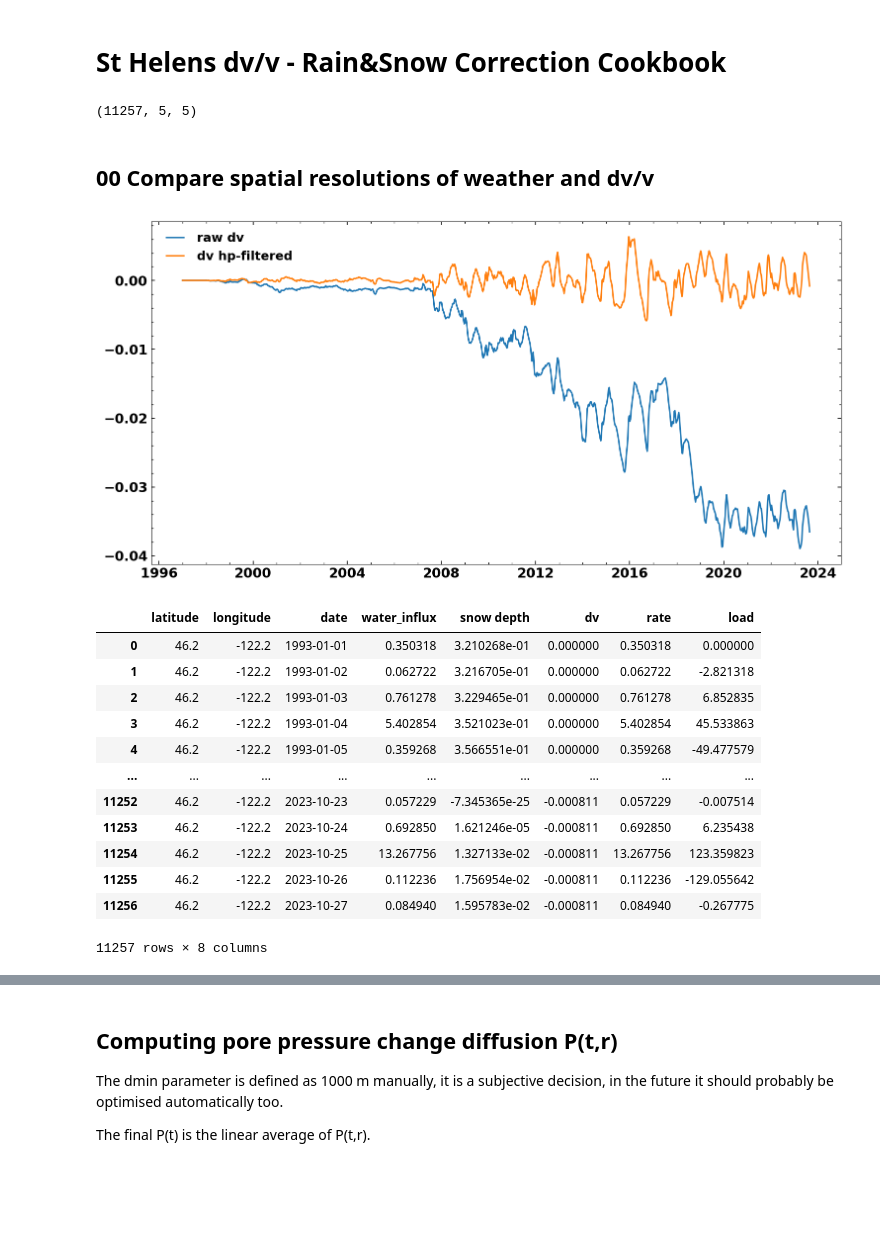
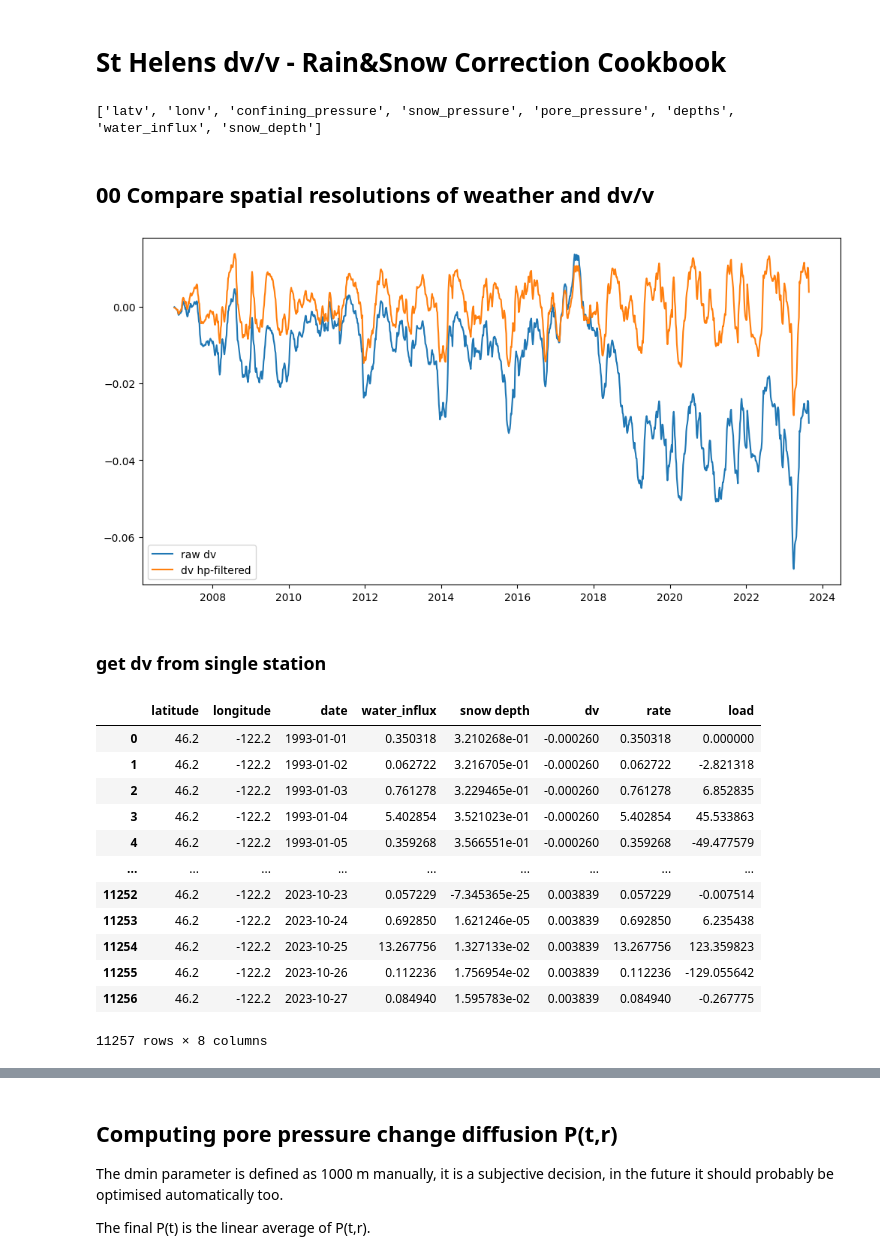
Before and after one commit to Denolle-Lab/Mt-St-Helens, a Jupyter notebook: pore_pressure_pm_spatial.ipynb, the cells around one changed output, grey strips where cells are left out. Saved outputs shown, nothing was run; the diff lists cells and outputs as text; code cells hidden in the pictures; blank space fills up the shorter version.

```diff
--- a/pore_pressure_pm_spatial.ipynb
+++ b/pore_pressure_pm_spatial.ipynb
@@ -31,14 +31,16 @@ import pygmt
 from obspy import UTCDateTime
 # %%
 # load weather data
+from math import inf
+
+
 infile = '../climate data/larger_area/pressure_data.npz'
-
 data = np.load(infile)
+print(list(data.keys()))
 latv = data['latv']
 lonv = data['lonv']
 water_influx = data['water_influx']
 snow_depth = data['snow_depth']
-print(snow_depth.shape)
 
 years = np.arange(1993, 2024)
 t = np.array(
@@ -66,16 +68,17 @@ pluvio = pd.DataFrame(
      'snow depth': snow_depth.flatten()
     })
 # %% [output]
-(11257, 5, 5)
+['latv', 'lonv', 'confining_pressure', 'snow_pressure', 'pore_pressure', 'depths', 'water_influx', 'snow_depth']
 # %% [markdown]
 ## 00 Compare spatial resolutions of weather and dv/v
 # %%
 
 
 freq = 0.5
-corr_len = 3
-std_model = 0.002
-infile = glob.glob(f'/home/pm/Documents_sync/PhD/StHelens/spatial/new_gap_handling_ddt_crosssingle_dvfilt_allcc_cl{corr_len}_std{std_model}_largemap/{freq}-{freq*2}/dvdt_3D.npz')[0]
+
+corr_len = 2
+std_model = 0.004
+infile = glob.glob(f'/home/pm/Documents_sync/PhD/StHelens/spatial/linearised/new_gap_handling_crosssingle_dvfilt_allcc_cl{corr_len}_std{std_model}_largemap/{freq}-{freq*2}/dvdt_3D.npz')[0]
 
 loaded = np.load(infile)
 
@@ -88,37 +91,41 @@ staty = loaded['staty']
 # No data anymore from this date on
 # start = 0  # 4 for february # Start here for February
 # end = 850
-dv_nodt = np.nancumsum(dvdt[:, :], axis=-1)
-# dvdt[~np.isnan(dvdt)] = detrend(dvdt[~np.isnan(dvdt)],  type='constant', bp=[0, 375])
+dv_nodt = dvdt[:, :]
 
 # note I set the sampling interval in units of days
-sos = signal.butter(4, 1/1200, 'highpass', fs=0.1, output='sos')
+b, a = signal.butter(4, 1/1200, 'highpass', fs=0.1)
 # w, h = signal.freqs(b, a)
-dv = signal.sosfilt(sos, np.nancumsum(dvdt[:, :], axis=-1))
+# dv = signal.sosfilt(
+dv = signal.filtfilt(b, a, dvdt, axis=-1)
 
 
 date = [UTCDateTime(_t).datetime for _t in t]
 
 plt.plot(date, dv_nodt[15, 19, :], label='raw dv')
 # remove the trend from the post-eruption period
 plt.plot(date, dv[15, 19, :], label='dv hp-filtered')
 plt.legend()
 
 # I guess it makes the most sense to downsample dv/v onto the coarser climate grid
 
 dvlat = km2d(y)
 lat0 = dvlat.min()
 lon0 = -122.34
 # find out how many degree 1km is
 km2lon = 1/d2km(loc2d(lat0, 1, lat0, 0))
 dvlon = km2lon*(x-x.min())+lon0
 
 # coords = np.array([np.array([lat, lon, UTCDateTime(d).timestamp]) for lat, lon, d in zip(lats, lons, pluvio['date'])])
 # f = RegularGridInterpolator((dvlat, dvlon, t), dv, bounds_error=False, fill_value=np.nan)
 # dv_int = f(coords)
 # pluvio['dv'] = pluvio['dv'].ffill()
 # pluvio['dv'] = -1*dv_int
 
-dv = dv[15, 19, :]
+dv = np.nanmean(np.reshape(dv[15, 19, :], (-1, dv.shape[-1])), axis=0)
+
+dv_spat = dv
 # %% [output]
-[figure, old version]
+[figure, new version]
+# %% [markdown]
+### get dv from single station
@@ -157,17 +187,17 @@ pluvio.loc[1:,"load"] = np.diff(pluvio["rate"]) * 9.81 * 1.0
 pluvio
 # %% [output]
 |  | latitude | longitude | date | water_influx | snow depth | dv | rate | load |
-| 0 | 46.2 | -122.2 | 1993-01-01 | 0.350318 | 3.210268e-01 | 0.000000 | 0.350318 | 0.000000 |
-| 1 | 46.2 | -122.2 | 1993-01-02 | 0.062722 | 3.216705e-01 | 0.000000 | 0.062722 | -2.821318 |
-| 2 | 46.2 | -122.2 | 1993-01-03 | 0.761278 | 3.229465e-01 | 0.000000 | 0.761278 | 6.852835 |
-| 3 | 46.2 | -122.2 | 1993-01-04 | 5.402854 | 3.521023e-01 | 0.000000 | 5.402854 | 45.533863 |
-| 4 | 46.2 | -122.2 | 1993-01-05 | 0.359268 | 3.566551e-01 | 0.000000 | 0.359268 | -49.477579 |
+| 0 | 46.2 | -122.2 | 1993-01-01 | 0.350318 | 3.210268e-01 | -0.000260 | 0.350318 | 0.000000 |
+| 1 | 46.2 | -122.2 | 1993-01-02 | 0.062722 | 3.216705e-01 | -0.000260 | 0.062722 | -2.821318 |
+| 2 | 46.2 | -122.2 | 1993-01-03 | 0.761278 | 3.229465e-01 | -0.000260 | 0.761278 | 6.852835 |
+| 3 | 46.2 | -122.2 | 1993-01-04 | 5.402854 | 3.521023e-01 | -0.000260 | 5.402854 | 45.533863 |
+| 4 | 46.2 | -122.2 | 1993-01-05 | 0.359268 | 3.566551e-01 | -0.000260 | 0.359268 | -49.477579 |
 | ... | ... | ... | ... | ... | ... | ... | ... | ... |
-| 11252 | 46.2 | -122.2 | 2023-10-23 | 0.057229 | -7.345365e-25 | -0.000811 | 0.057229 | -0.007514 |
-| 11253 | 46.2 | -122.2 | 2023-10-24 | 0.692850 | 1.621246e-05 | -0.000811 | 0.692850 | 6.235438 |
-| 11254 | 46.2 | -122.2 | 2023-10-25 | 13.267756 | 1.327133e-02 | -0.000811 | 13.267756 | 123.359823 |
-| 11255 | 46.2 | -122.2 | 2023-10-26 | 0.112236 | 1.756954e-02 | -0.000811 | 0.112236 | -129.055642 |
-| 11256 | 46.2 | -122.2 | 2023-10-27 | 0.084940 | 1.595783e-02 | -0.000811 | 0.084940 | -0.267775 |
+| 11252 | 46.2 | -122.2 | 2023-10-23 | 0.057229 | -7.345365e-25 | 0.003839 | 0.057229 | -0.007514 |
+| 11253 | 46.2 | -122.2 | 2023-10-24 | 0.692850 | 1.621246e-05 | 0.003839 | 0.692850 | 6.235438 |
+| 11254 | 46.2 | -122.2 | 2023-10-25 | 13.267756 | 1.327133e-02 | 0.003839 | 13.267756 | 123.359823 |
+| 11255 | 46.2 | -122.2 | 2023-10-26 | 0.112236 | 1.756954e-02 | 0.003839 | 0.112236 | -129.055642 |
+| 11256 | 46.2 | -122.2 | 2023-10-27 | 0.084940 | 1.595783e-02 | 0.003839 | 0.084940 | -0.267775 |
 11257 rows × 8 columns
 # %%
 plt.plot(pluvio['date'], pluvio['water_influx'])
```
Also changed, not shown: parts of 17 cells of this notebook, 3 other files.
